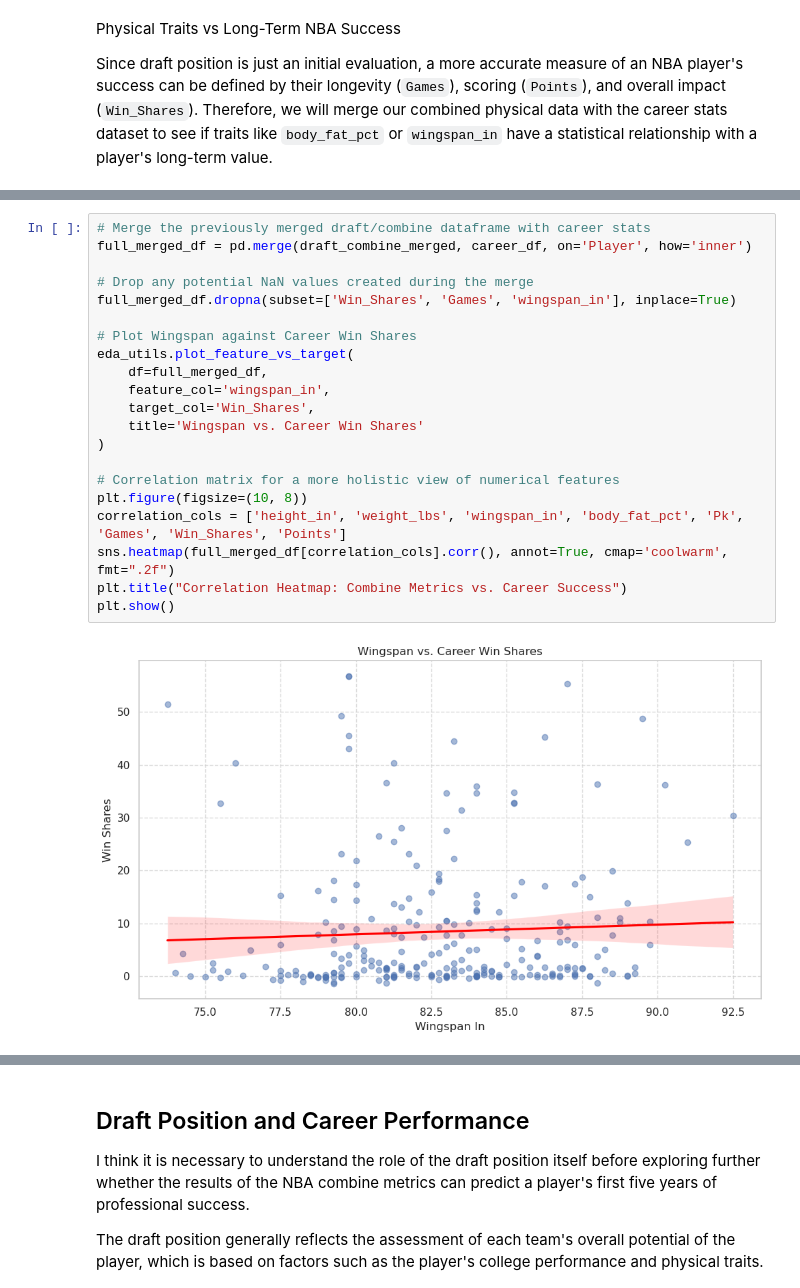
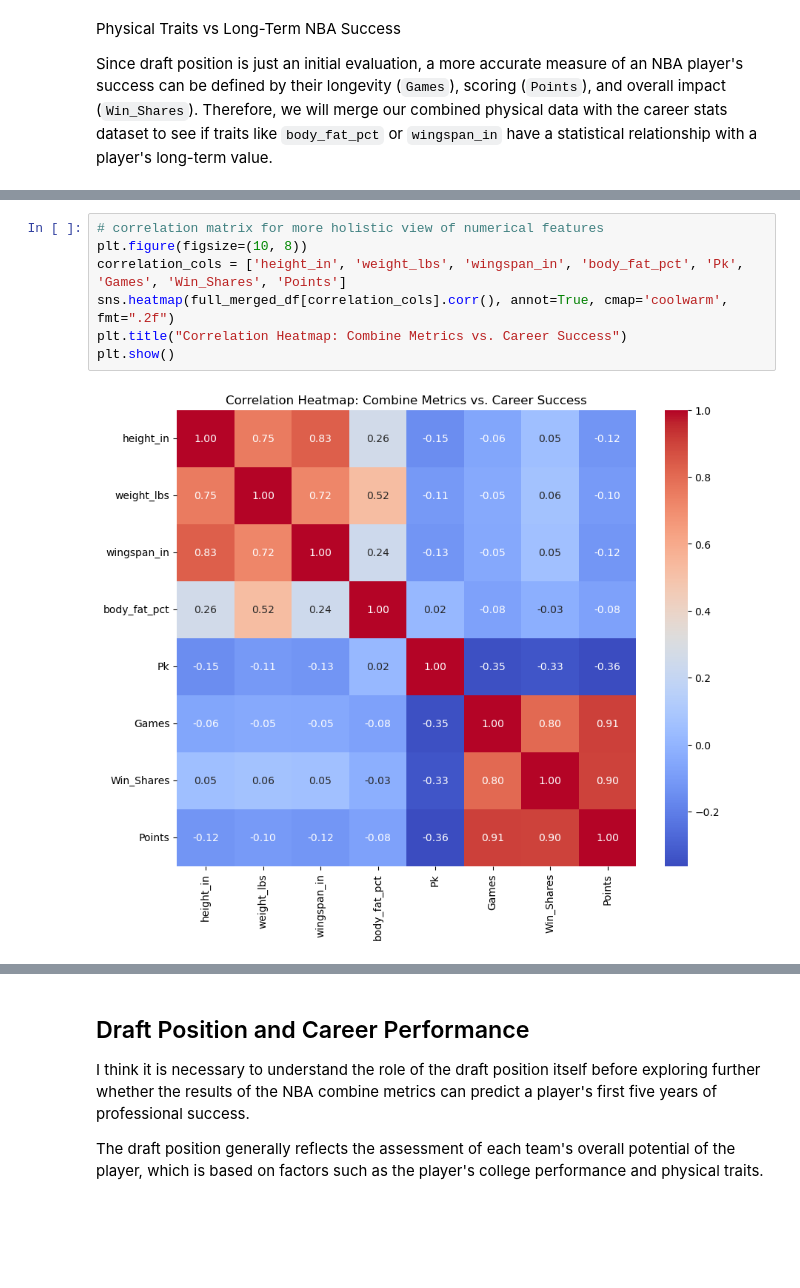
Before and after one commit to COGS108/Group010_WI26, a Jupyter notebook: 02-EDACheckpoint.ipynb, the cells around one changed output, grey strips where cells are left out. Cells and saved outputs as stored; diff of their text form; blank space fills up the shorter version.

Commit message:
Added additional visualizations & updated project timeline
Added new visualizations to section 1 and updated project timeline. Still need to add descriptions.

```diff
--- a/02-EDACheckpoint.ipynb
+++ b/02-EDACheckpoint.ipynb
@@ -721,23 +807,9 @@ Since draft position is just an initial evaluation, a more accurate  measure of
 # %%
-# Merge the previously merged draft/combine dataframe with career stats
-full_merged_df = pd.merge(draft_combine_merged, career_df, on='Player', how='inner')
-
-# Drop any potential NaN values created during the merge
-full_merged_df.dropna(subset=['Win_Shares', 'Games', 'wingspan_in'], inplace=True)
-
-# Plot Wingspan against Career Win Shares
-eda_utils.plot_feature_vs_target(
-    df=full_merged_df,
-    feature_col='wingspan_in',
-    target_col='Win_Shares',
-    title='Wingspan vs. Career Win Shares'
-)
-
-# Correlation matrix for a more holistic view of numerical features
+# correlation matrix for more holistic view of numerical features
 plt.figure(figsize=(10, 8))
 correlation_cols = ['height_in', 'weight_lbs', 'wingspan_in', 'body_fat_pct', 'Pk', 'Games', 'Win_Shares', 'Points']
 sns.heatmap(full_merged_df[correlation_cols].corr(), annot=True, cmap='coolwarm', fmt=".2f")
 plt.title("Correlation Heatmap: Combine Metrics vs. Career Success")
 plt.show()
 # %% [output]
-[figure, old version]
+[figure, new version]
```
Also changed, not shown: parts of 11 cells of this notebook.
